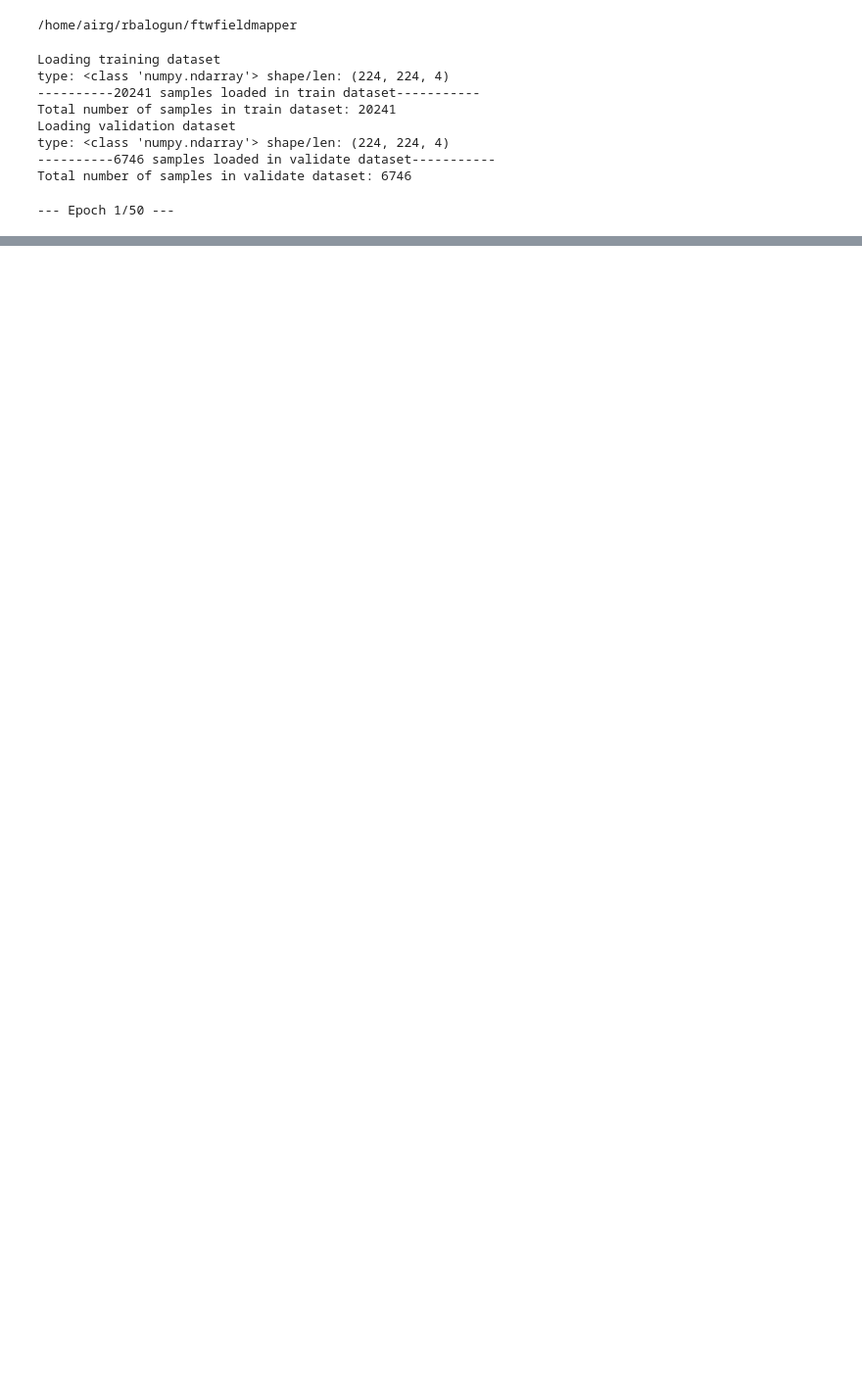
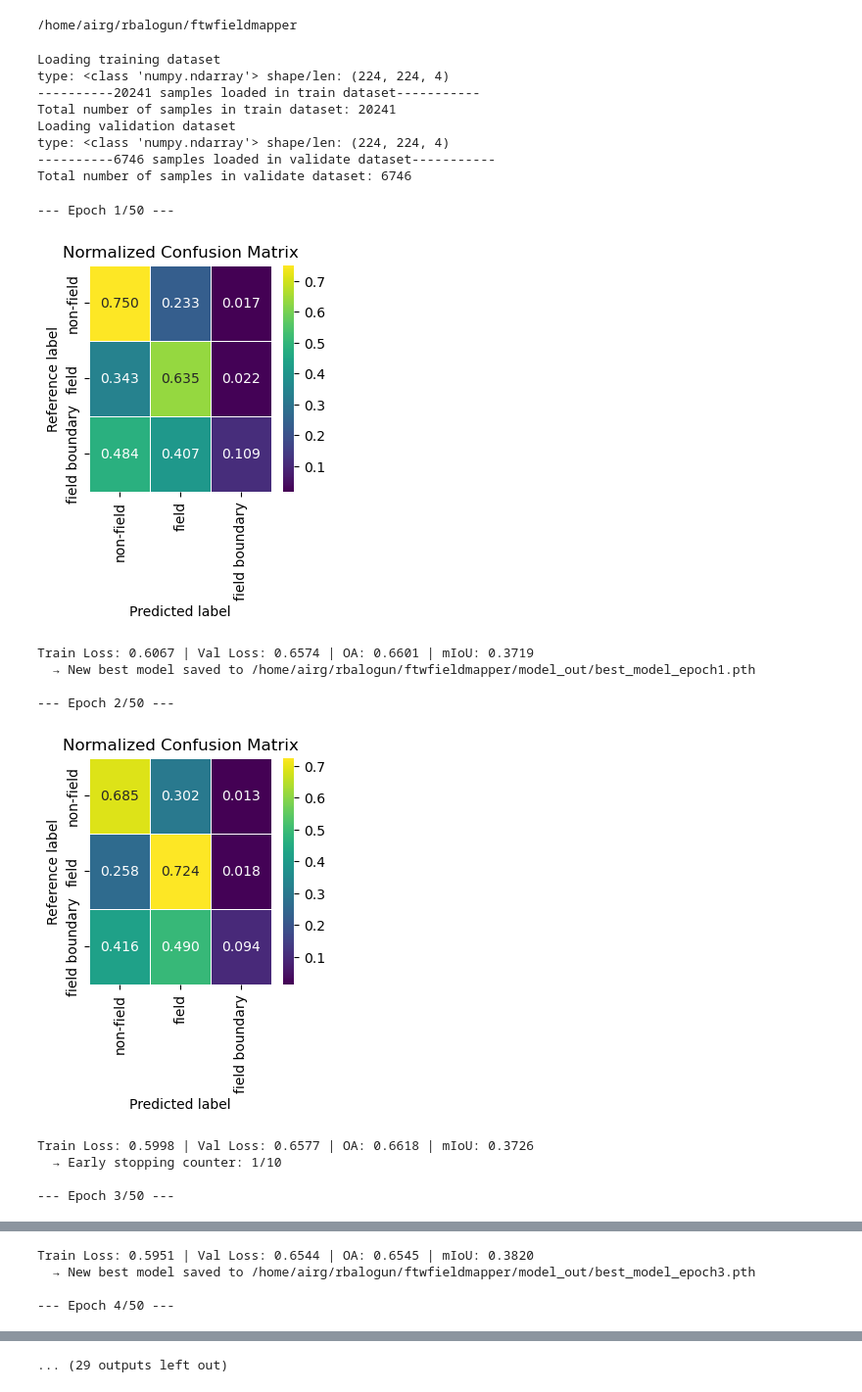
Before and after one commit to Ruphai/ftwfieldmapper, a Jupyter notebook: ftw_finetuning.ipynb, the cells around one changed output, grey strips where cells are left out. Shown at 98% size. Saved outputs shown, nothing was run; the diff lists cells and outputs as text; code cells hidden in the pictures; blank space fills up the shorter version.

```diff
--- a/ftw_finetuning.ipynb
+++ b/ftw_finetuning.ipynb
@@ -238,8 +242,9 @@ import os
 import pandas as pd
 import numpy as np
 
+
 import segmentation_models_pytorch as smp
-from src.lacuna.evaluate import Evaluator
+from src.lacuna.evaluate import evaluate
 from src.lacuna.datatorch import ImageData
 
 
@@ -300,8 +305,9 @@ for epoch in range(1, num_epochs + 1):
     model.eval()
     val_loss = 0.0
     with torch.no_grad():
-        for imgs, labels, mask in tqdm(val_dataloader, desc="Validating"):
-            imgs, labels, mask = imgs.to(device), labels.to(device), mask.to(device)
+        for imgs, labels in tqdm(val_dataloader, desc="Validating"):
+            # imgs, labels, mask = imgs.to(device), labels.to(device), mask.to(device)
+            imgs, labels = imgs.to(device), labels.to(device)
 
             outputs = model(imgs)
             loss = criterion(outputs, labels)
@@ -311,10 +317,10 @@ for epoch in range(1, num_epochs + 1):
     scheduler.step(val_loss)
 
     # Evaluate using your Evaluator
-    eval_metrics = Evaluator(
+    eval_metrics = evaluate(
         model=model,
         dataloader=val_dataloader,
-        num_classes=model.classes,
+        num_classes=3,
         class_mapping=class_mapping,
         device=device,
         buffer=params_train.get('buffer', None),
@@ -333,30 +339,40 @@ for epoch in range(1, num_epochs + 1):
         "mean_f1_score": eval_metrics["Mean F1 Score"],
     }
     metrics_records.append(epoch_metrics)
 
     print(
         f"Train Loss: {train_loss:.4f} | Val Loss: {val_loss:.4f} | "
         f"OA: {eval_metrics['Overall Accuracy']:.4f} | mIoU: {eval_metrics['Mean IoU']:.4f}"
     )
 
     # Save best model
     if val_loss < best_val_loss:
         best_val_loss = val_loss
         early_stopping_counter = 0
         checkpoint_path = os.path.join(checkpoint_dir, f"best_model_epoch{epoch}.pth")
         torch.save(model.state_dict(), checkpoint_path)
         print(f"  → New best model saved to {checkpoint_path}")
     else:
         early_stopping_counter += 1
         print(f"  → Early stopping counter: {early_stopping_counter}/{early_stopping_patience}")
 
     if early_stopping_counter >= early_stopping_patience:
         print("Early stopping triggered. Stopping training.")
         break
 
 # Save metrics
 metrics_df = pd.DataFrame(metrics_records)
 metrics_df.to_csv(metrics_log_file, index=False)
 print(f"\nAll training metrics saved to {metrics_log_file}")
 # %% [output]
 --- Epoch 1/50 ---
+[figure, added]
+Train Loss: 0.6067 | Val Loss: 0.6574 | OA: 0.6601 | mIoU: 0.3719
+  → New best model saved to /home/airg/rbalogun/ftwfieldmapper/model_out/best_model_epoch1.pth
+
+--- Epoch 2/50 ---
+[figure, added]
+Train Loss: 0.5998 | Val Loss: 0.6577 | OA: 0.6618 | mIoU: 0.3726
+  → Early stopping counter: 1/10
+
+--- Epoch 3/50 ---
@@ -362,0 +380,4 @@ print(f"\nAll training metrics saved to {metrics_log_file}")
+Train Loss: 0.5951 | Val Loss: 0.6544 | OA: 0.6545 | mIoU: 0.3820
+  → New best model saved to /home/airg/rbalogun/ftwfieldmapper/model_out/best_model_epoch3.pth
+
+--- Epoch 4/50 ---
@@ -362,0 +395 @@ print(f"\nAll training metrics saved to {metrics_log_file}")
+... (29 outputs left out)
```
Also changed, not shown: parts of 4 cells of this notebook.
